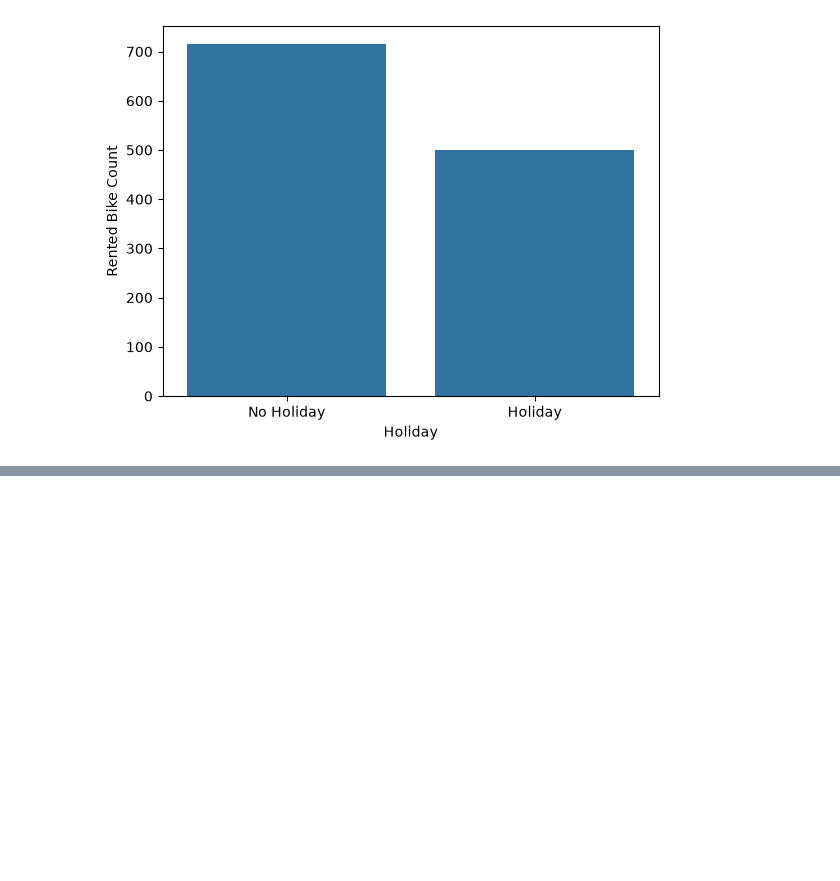
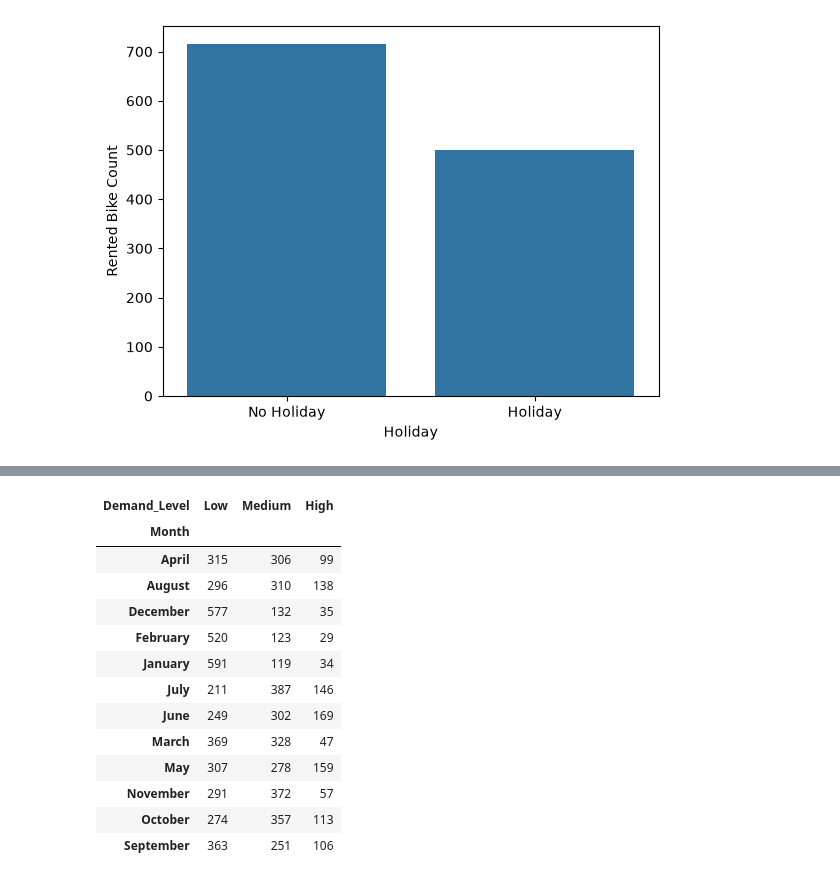
Before and after one commit to aon-muhammad/ArtificaialNueralNetworks, a Jupyter notebook: model.ipynb, the cells around one changed output, grey strips where cells are left out. Drawn from its saved outputs; the diff is of its cells as text; code cells hidden in the pictures; blank space fills up the shorter version.

```diff
--- a/model.ipynb
+++ b/model.ipynb
@@ -98,0 +149,17 @@ sns.barplot(df,x='Holiday',y='Rented Bike Count',errorbar=None)
+# %%
+pd.crosstab(df['Month'],df['Demand_Level'])
+# %% [output]
+| Demand_Level | Low | Medium | High |
+| Month |  |  |  |
+| April | 315 | 306 | 99 |
+| August | 296 | 310 | 138 |
+| December | 577 | 132 | 35 |
+| February | 520 | 123 | 29 |
+| January | 591 | 119 | 34 |
+| July | 211 | 387 | 146 |
+| June | 249 | 302 | 169 |
+| March | 369 | 328 | 47 |
+| May | 307 | 278 | 159 |
+| November | 291 | 372 | 57 |
+| October | 274 | 357 | 113 |
+| September | 363 | 251 | 106 |
```
Also changed, not shown: parts of 10 cells of this notebook.
